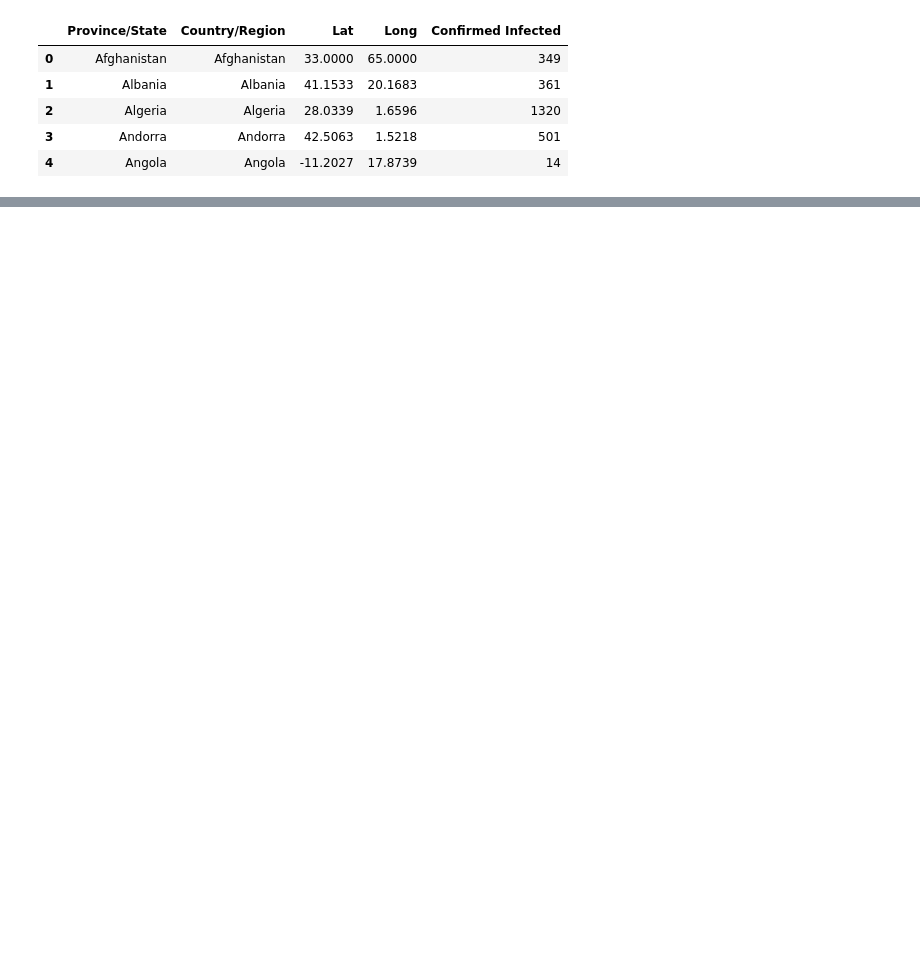
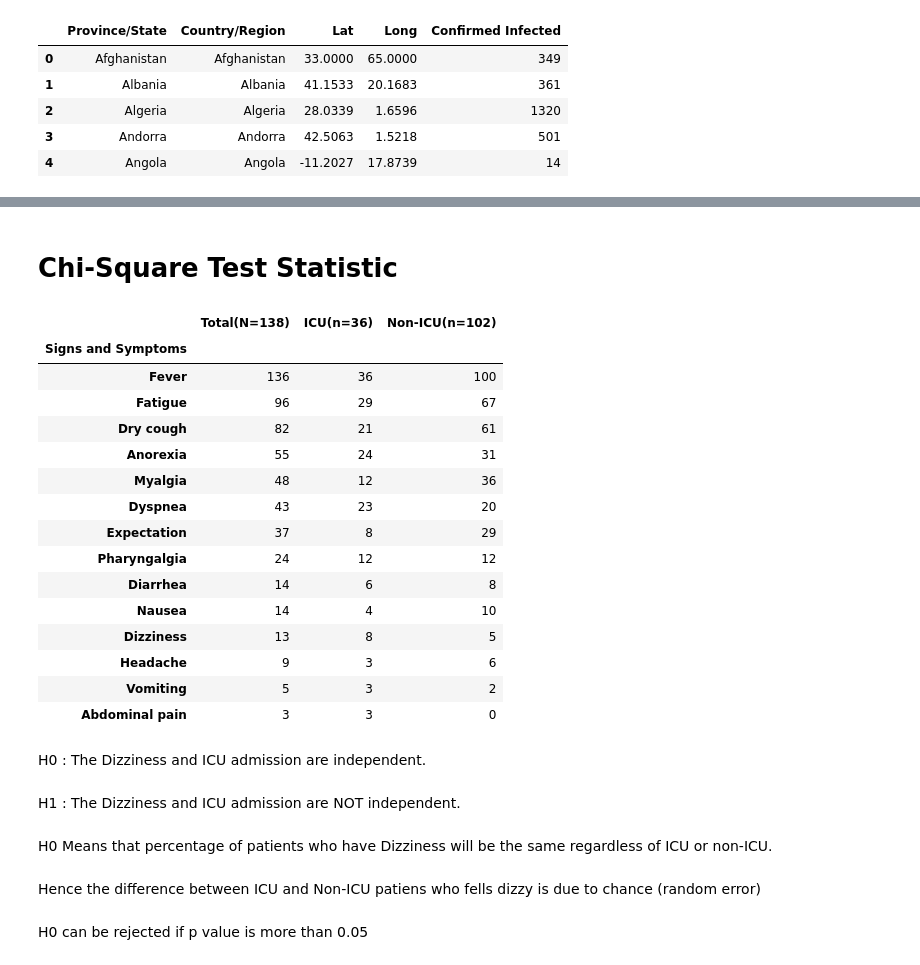
Before and after one commit to VHTATAH/COVID-19, a Jupyter notebook: covid-19.ipynb, the cells around one changed output, grey strips where cells are left out. Drawn from its saved outputs; the diff is of its cells as text; code cells hidden in the pictures; blank space fills up the shorter version.

```diff
--- a/covid-19.ipynb
+++ b/covid-19.ipynb
@@ -369,0 +372,34 @@ map
+# %% [markdown]
+# Chi-Square Test Statistic
+# %%
+# Clinical Characteristics of 138 Hospitalized Patients With 2019 Novel Coronavirus Infected Pneumonia in Wuhan, China:
+data = pd.read_csv('data/Baseline_Characteristics_of_Patiens_Infected_With_2019_nCoV.csv').set_index('Signs and Symptoms')
+# %%
+data
+# %% [output]
+|  | Total(N=138) | ICU(n=36) | Non-ICU(n=102) |
+| Signs and Symptoms |  |  |  |
+| Fever | 136 | 36 | 100 |
+| Fatigue | 96 | 29 | 67 |
+| Dry cough | 82 | 21 | 61 |
+| Anorexia | 55 | 24 | 31 |
+| Myalgia | 48 | 12 | 36 |
+| Dyspnea | 43 | 23 | 20 |
+| Expectation | 37 | 8 | 29 |
+| Pharyngalgia | 24 | 12 | 12 |
+| Diarrhea | 14 | 6 | 8 |
+| Nausea | 14 | 4 | 10 |
+| Dizziness | 13 | 8 | 5 |
+| Headache | 9 | 3 | 6 |
+| Vomiting | 5 | 3 | 2 |
+| Abdominal pain | 3 | 3 | 0 |
+# %% [markdown]
+H0 : The Dizziness and ICU admission are independent.
+# %% [markdown]
+H1 : The Dizziness and ICU admission are NOT independent.
+# %% [markdown]
+H0 Means that percentage of patients who have Dizziness will be the same regardless of ICU or non-ICU.
+# %% [markdown]
+Hence the difference between ICU and Non-ICU patiens who fells dizzy is due to chance (random error)
+# %% [markdown]
+H0 can be rejected if p value is more than 0.05
```
Also changed, not shown: parts of 9 cells of this notebook.
